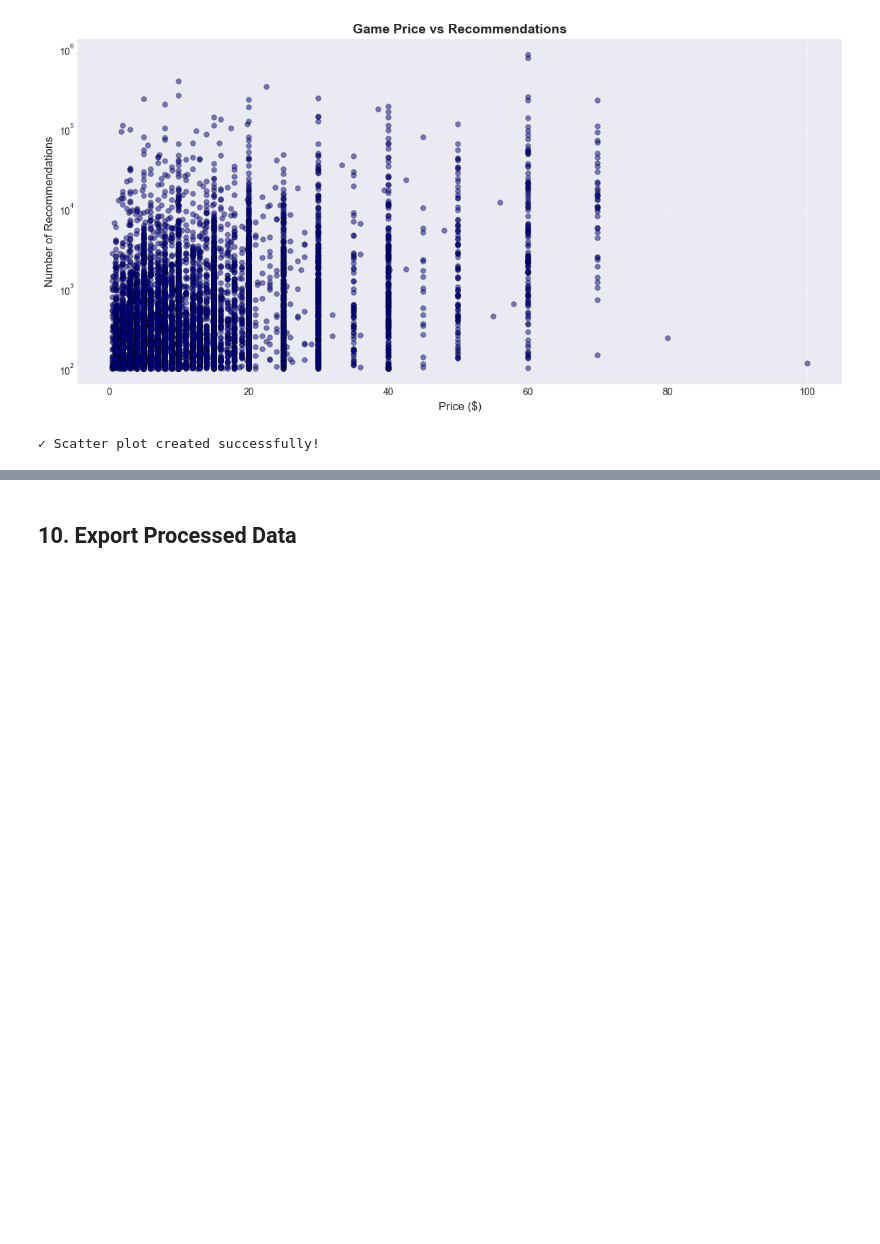
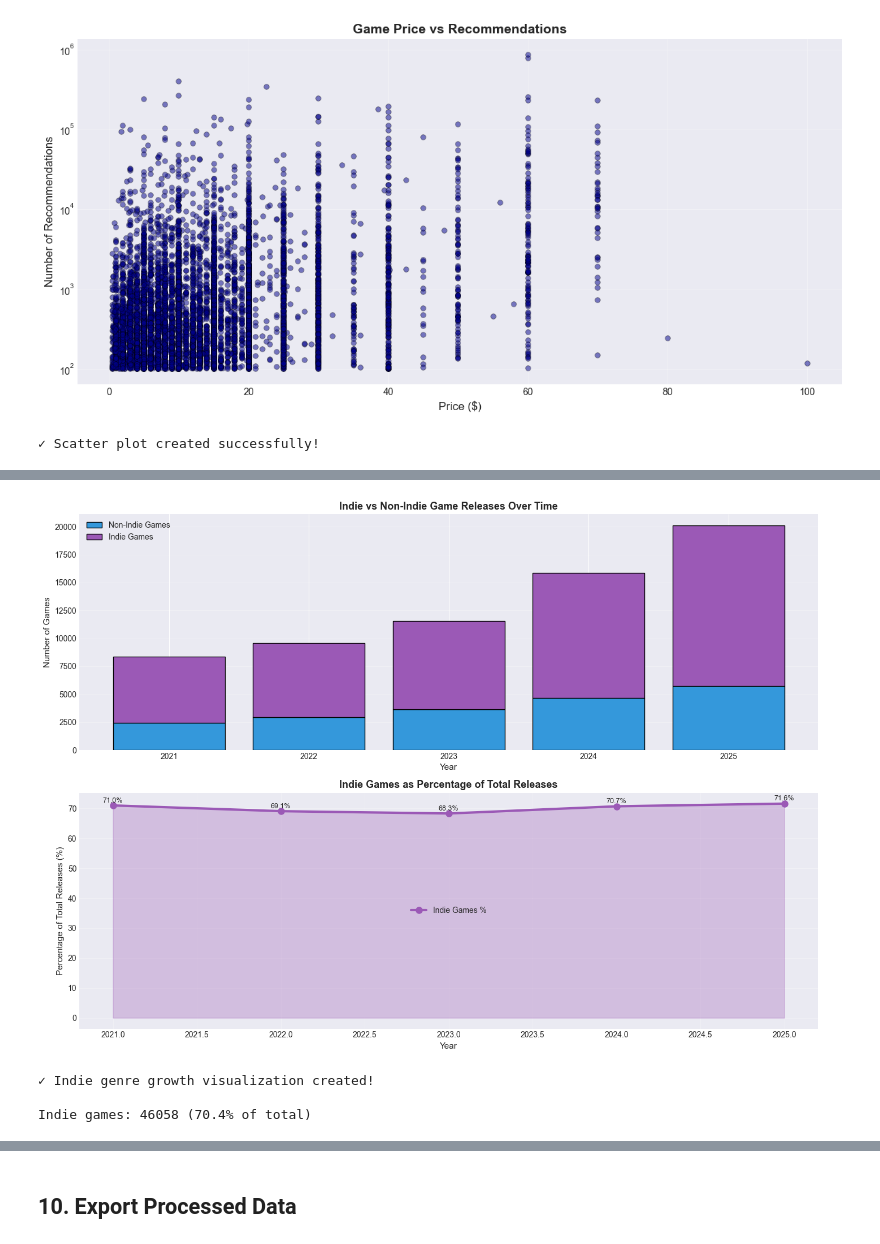
Before and after one commit to martabrzezinska-cmd/Steam-Games-Market-Analysis, a Jupyter notebook: data_processing.ipynb, the cells around one changed output, grey strips where cells are left out. Cells and saved outputs as stored; diff of their text form; code cells hidden in the pictures; blank space fills up the shorter version.

```diff
--- a/data_processing.ipynb
+++ b/data_processing.ipynb
@@ -746,0 +893,53 @@ if 'price' in df_clean.columns and 'recommendations' in df_clean.columns:
+# %%
+# Visualization 8: Indie Genre Growth Over Years (Fixed - using genres_list)
+if 'release_year' in df_clean.columns and 'genres_list' in df_clean.columns:
+    # Filter indie games - Indie is a GENRE!
+    df_indie = df_clean[df_clean['genres_list'].apply(lambda x: 'Indie' in x if isinstance(x, list) else False)]
+    df_non_indie = df_clean[~df_clean['genres_list'].apply(lambda x: 'Indie' in x if isinstance(x, list) else False)]
+
+    # Count by year
+    indie_per_year = df_indie.groupby('release_year').size()
+    non_indie_per_year = df_non_indie.groupby('release_year').size()
+    total_per_year = df_clean.groupby('release_year').size()
+
+    years = sorted(df_clean['release_year'].unique())
+    indie_counts = [indie_per_year.get(year, 0) for year in years]
+    non_indie_counts = [non_indie_per_year.get(year, 0) for year in years]
+    indie_percentages = [(indie_per_year.get(year, 0) / total_per_year.get(year, 1)) * 100 for year in years]
+
+    fig, (ax1, ax2) = plt.subplots(2, 1, figsize=(14, 10))
+
+    # Top plot: Stacked bar chart
+    ax1.bar(years, non_indie_counts, label='Non-Indie Games', color='#3498db', edgecolor='black')
+    ax1.bar(years, indie_counts, bottom=non_indie_counts, label='Indie Games',
+            color='#9b59b6', edgecolor='black')
+    ax1.set_xlabel('Year', fontsize=11)
+    ax1.set_ylabel('Number of Games', fontsize=11)
+    ax1.set_title('Indie vs Non-Indie Game Releases Over Time', fontsize=13, fontweight='bold')
+    ax1.legend(fontsize=10)
+    ax1.grid(axis='y', alpha=0.3)
+
+    # Bottom plot: Percentage trend line
+    ax2.plot(years, indie_percentages, marker='o', linewidth=3, markersize=8,
+             color='#9b59b6', label='Indie Games %')
+    ax2.fill_between(years, indie_percentages, alpha=0.3, color='#9b59b6')
+    ax2.set_xlabel('Year', fontsize=11)
+    ax2.set_ylabel('Percentage of Total Releases (%)', fontsize=11)
+    ax2.set_title('Indie Games as Percentage of Total Releases', fontsize=13, fontweight='bold')
+    ax2.grid(alpha=0.3)
+    ax2.legend(fontsize=10)
+
+    # Add value labels on line
+    for year, pct in zip(years, indie_percentages):
+        ax2.text(year, pct + 1, f'{pct:.1f}%', ha='center', fontsize=9)
+
+    plt.tight_layout()
+    plt.show()
+
+    print("✓ Indie genre growth visualization created!")
+    print(f"\nIndie games: {len(df_indie)} ({len(df_indie)/len(df_clean)*100:.1f}% of total)")
+# %% [output]
+[figure, added]
+✓ Indie genre growth visualization created!
+
+Indie games: 46058 (70.4% of total)
```
Also changed, not shown: parts of 37 cells of this notebook, 3 other files.
